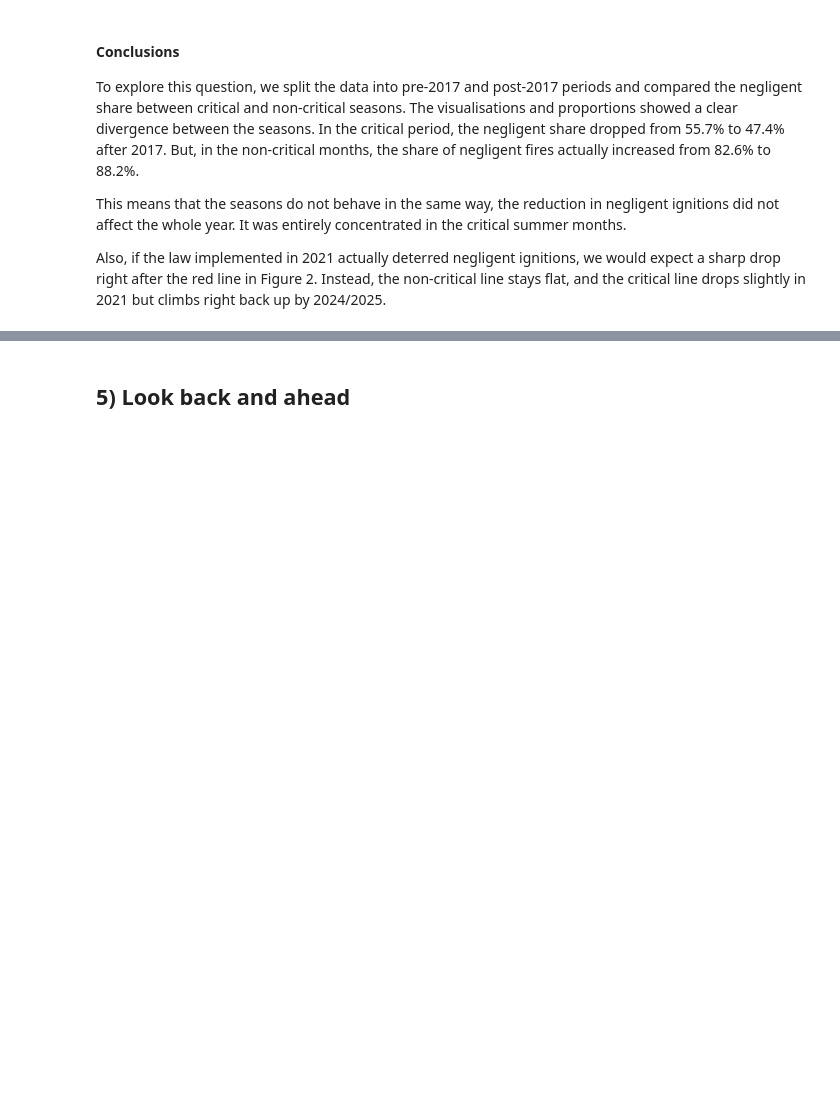
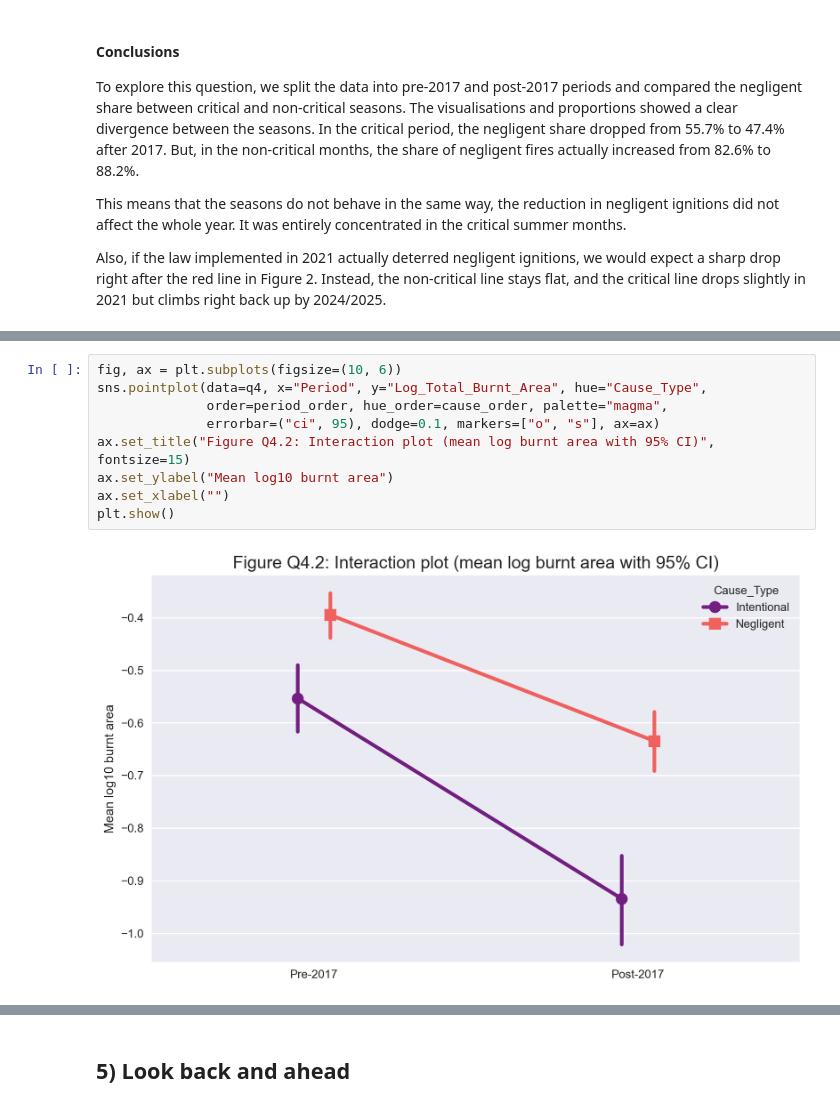
Before and after one commit to isabelamer/FCED_project, a Jupyter notebook: script1.ipynb, the cells around one changed output, grey strips where cells are left out. Cells and saved outputs as stored; diff of their text form; blank space fills up the shorter version.

```diff
--- a/script1.ipynb
+++ b/script1.ipynb
@@ -408,0 +527,11 @@ Also, if the law implemented in 2021 actually deterred negligent ignitions, we w
+# %%
+fig, ax = plt.subplots(figsize=(10, 6))
+sns.pointplot(data=q4, x="Period", y="Log_Total_Burnt_Area", hue="Cause_Type",
+              order=period_order, hue_order=cause_order, palette="magma",
+              errorbar=("ci", 95), dodge=0.1, markers=["o", "s"], ax=ax)
+ax.set_title("Figure Q4.2: Interaction plot (mean log burnt area with 95% CI)", fontsize=15)
+ax.set_ylabel("Mean log10 burnt area")
+ax.set_xlabel("")
+plt.show()
+# %% [output]
+[figure, added]
```
Also changed, not shown: parts of 31 cells of this notebook.
